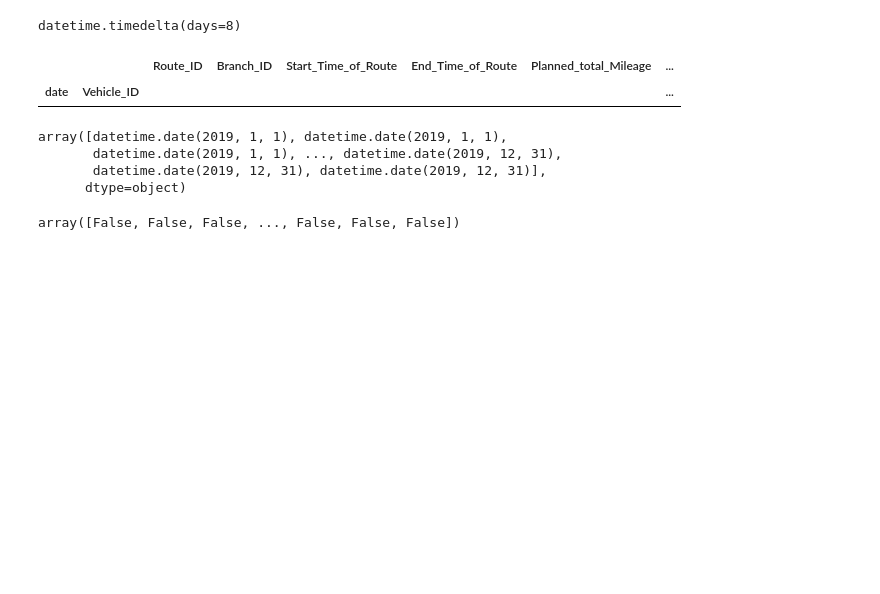
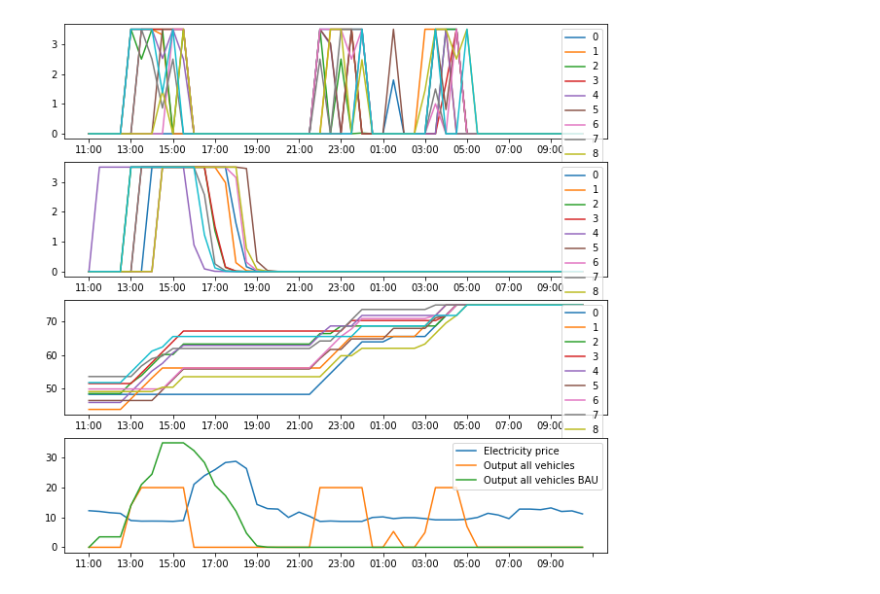
Before and after one commit to SGKFPS/smart_charger, a Jupyter notebook: PuLP-P1.ipynb, the cells around one changed output. Saved outputs shown, nothing was run; the diff lists cells and outputs as text; code cells hidden in the pictures; blank space fills up the shorter version.

```diff
--- a/PuLP-P1.ipynb
+++ b/PuLP-P1.ipynb
@@ -114,0 +44,8 @@ prob += lpSum([power_vars[i] for i in time_periods]) == required_charge, "Requir
+# %%
+# Define output variable
+outputs = LpVariable.dicts("output",
+((period, vehicle) for period, vehicle in day_profile.index),
+lowBound = 0,
+upBound = 3.5,
+cat = "Continuous"
+)
@@ -152 +137,13 @@ fig.savefig('Data/singe_veh.jpg')
+# %%
+# Get information columns
+
+day_profile['Charge_Delivered_Opt'] = day_profile['Output_Opt'] * gv.CHARGER_EFF
+day_profile['Charge_Delivered_BAU'] = day_profile['Output_BAU'] * gv.CHARGER_EFF
+day_profile['Electricity_Cost_Opt'] = day_profile['Output_Opt'] * day_profile['unit_rate_excl_vat']
+day_profile['Electricity_Cost_BAU'] = day_profile['Output_BAU'] * day_profile['unit_rate_excl_vat']
+for vehicle in vehicles:
+    opt_soc = round(gv.BATTERY_CAPACITY - day_journeys.loc[vehicle,'Energy_Required'] + day_profile.loc[(slice(None),vehicle),'Charge_Delivered_Opt'].cumsum(),3)
+    day_profile.loc[(slice(None),vehicle),'SOC_Opt'] = opt_soc
+    opt_BAU = round(gv.BATTERY_CAPACITY - day_journeys.loc[vehicle,'Energy_Required'] + day_profile.loc[(slice(None),vehicle),'Charge_Delivered_BAU'].cumsum(),3)
+    day_profile.loc[(slice(None),vehicle),'SOC_BAU'] = opt_BAU
 # %%
@@ -176,6 +158,0 @@ all_journeys.head(20)
-# %%
-day = gv.PROTOTYPE_DAYS[0]
-delta = gv.TIME_RANGE
-delta
-# %% [output]
-datetime.timedelta(days=8)
@@ -185,16 +159,27 @@ week = all_journeys[(all_journeys.index.get_level_values('date').date >= day)
-# %%
-week.head()
-# %% [output]
-|  |  | Route_ID | Branch_ID | Start_Time_of_Route | End_Time_of_Route | Planned_total_Mileage | ... |
-| date | Vehicle_ID |  |  |  |  |  | ... |
-# %%
-all_journeys.index.get_level_values('date').date
-# %% [output]
-array([datetime.date(2019, 1, 1), datetime.date(2019, 1, 1),
-       datetime.date(2019, 1, 1), ..., datetime.date(2019, 12, 31),
-       datetime.date(2019, 12, 31), datetime.date(2019, 12, 31)],
-      dtype=object)
-# %%
-all_journeys.index.get_level_values('date').date >= day
-# %% [output]
-array([False, False, False, ..., False, False, False])
+# %%
+# Figures #FIXME set as two columns of figures and add SOC of BAU
+
+fig, axs = plt.subplots(4,figsize=(10,10))
+x = day_profile.unstack().index.strftime('%H:%M')
+
+axs[0].plot(x, day_profile['Output_Optimiser'].unstack())
+axs[1].plot(x, day_profile['Output_BAU'].unstack())
+
+axs[3].plot(x, day_profile.loc[(slice(None),0),'unit_rate_excl_vat'], label = 'Electricity price')
+axs[3].plot(x, day_profile['Output_Optimiser'].groupby(level=0).sum(), label='Output all vehicles')
+axs[3].plot(x, day_profile['Output_BAU'].groupby(level=0).sum(), label='Output all vehicles BAU')
+
+axs[2].plot(x, day_profile['SOC_Opt'].unstack())
+
+axs[0].xaxis.set_major_locator(plt.MaxNLocator(13))
+axs[0].legend(vehicles)
+axs[1].xaxis.set_major_locator(plt.MaxNLocator(13))
+axs[1].legend(vehicles)
+axs[3].xaxis.set_major_locator(plt.MaxNLocator(13))
+axs[3].legend()
+axs[2].xaxis.set_major_locator(plt.MaxNLocator(13))
+axs[2].legend(vehicles)
+fig.show()
+fig.savefig('Data/multi_veh.jpg')
+# %% [output]
+[figure, added]
```
Also changed, not shown: parts of 20 cells of this notebook, 15 other files.
